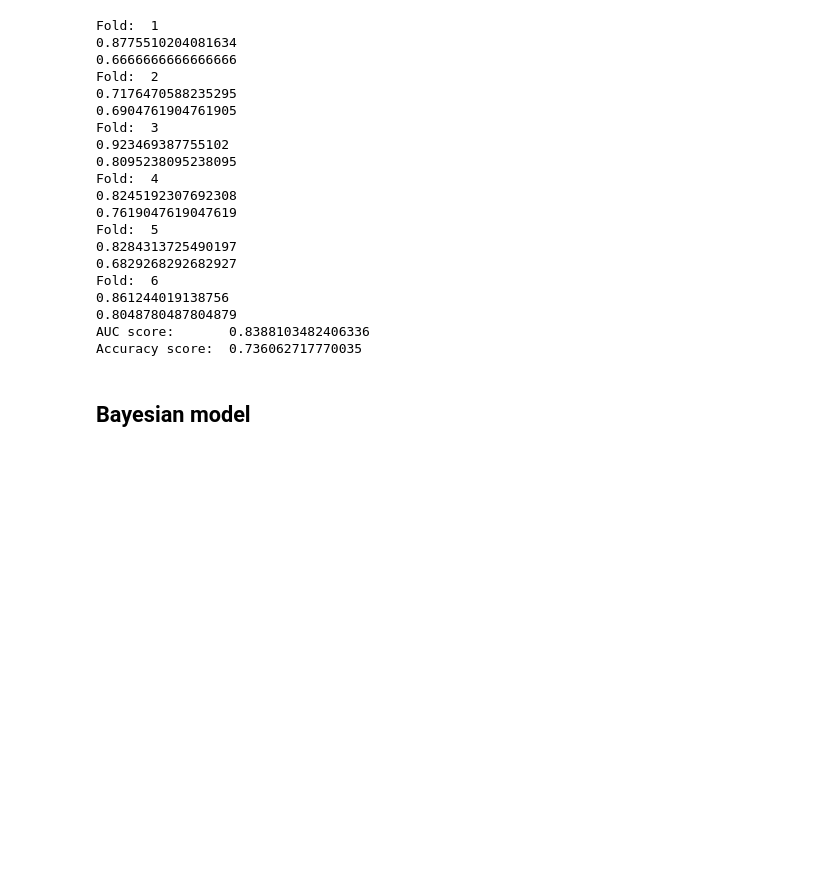
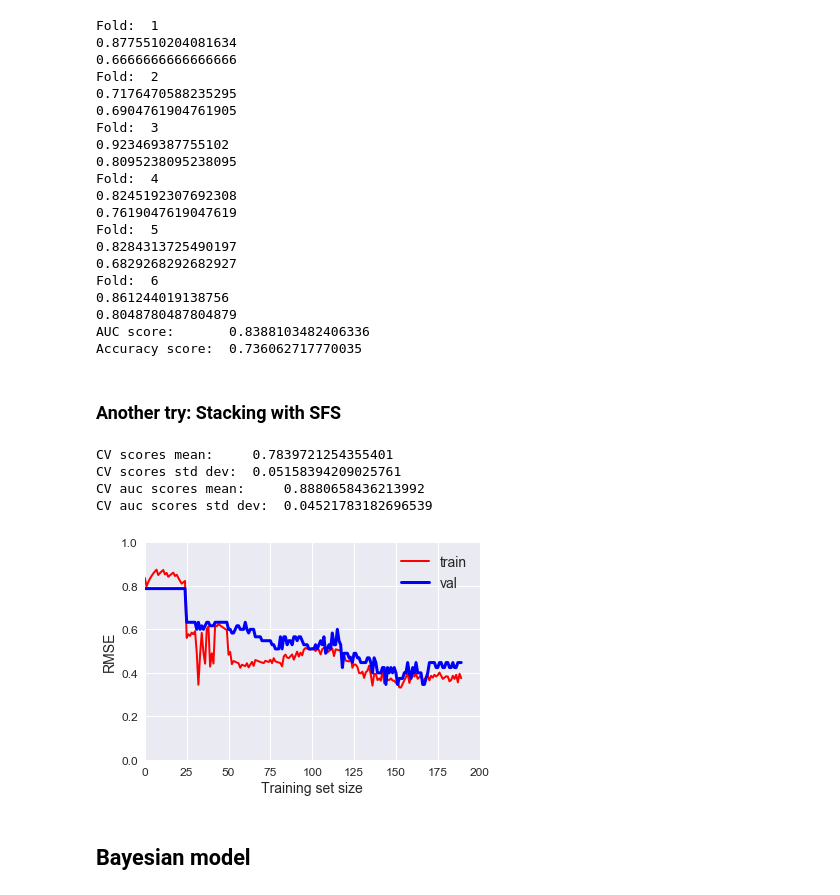
Before and after one commit to benjamin-assel/Deep-learning, a Jupyter notebook: DontOverfit.ipynb, the cells around one changed output. Drawn from its saved outputs; the diff is of its cells as text; code cells hidden in the pictures; blank space fills up the shorter version.

```diff
--- a/DontOverfit.ipynb
+++ b/DontOverfit.ipynb
@@ -609,3 +618,10 @@ CV auc scores std dev:  0.03891195699896827
+# %%
+log_reg_clf.fit(X_train_sfs,y_train)
+
+X_test_sfs = prepare_pipeline.fit_transform(test_set[top_features])
+y_pred_sfs = log_reg_clf.predict(X_test_sfs)
+df_pred_sfs = pd.DataFrame({'id': ids, 'target': y_pred_sfs})
+df_pred_sfs[['id', 'target']].to_csv('submission_sfs.csv', index=False)
 # %% [markdown]
 ## Dimensionnality reduction
 # %%
@@ -795,3 +803,33 @@ y_pred_stacking = (test_result >= 0.5)*1
 df_stacking = pd.DataFrame({'id': ids, 'target': y_pred_stacking})
 # %%
 df_stacking[['id', 'target']].to_csv('submission_stacking.csv', index=False)
+# %% [markdown]
+### Another try: Stacking with SFS
+# %%
+from mlxtend.classifier import StackingCVClassifier
+
+sgd = SGDClassifier(eta0=1, max_iter=1000, tol=0.0001, alpha=0.01, l1_ratio=1.0,
+                    learning_rate='adaptive', loss='log', penalty='elasticnet')
+
+lr = LogisticRegression(max_iter=1000, class_weight='balanced', penalty='l1', C=0.1, solver='liblinear')
+sclf = StackingCVClassifier(classifiers=[log_reg_2, log_reg_4, log_reg_clf, sgd],
+                            use_probas=True,
+                            use_features_in_secondary=True,
+                            meta_classifier=lr,
+                            cv=6)
+# %%
+scores_mean, scores_dev = CV_scores(sclf, X_train_sfs, y_train)
+print("CV scores mean:    ", scores_mean, "\nCV scores std dev: ", scores_dev)
+scores_mean_auc, scores_dev_auc = CV_scores_auc(sclf, X_train_sfs, y_train)
+print("CV auc scores mean:    ", scores_mean_auc, "\nCV auc scores std dev: ", scores_dev_auc)
+# %% [output]
+CV scores mean:     0.7839721254355401
+CV scores std dev:  0.05158394209025761
+CV auc scores mean:     0.8880658436213992
+CV auc scores std dev:  0.04521783182696539
+# %%
+plot_learning_curves(sclf, X_train_sfs, y_train)
+plt.axis([0, 200, 0, 1])
+plt.show()
+# %% [output]
+[figure, added]
```
Also changed, not shown: parts of 33 cells of this notebook.
